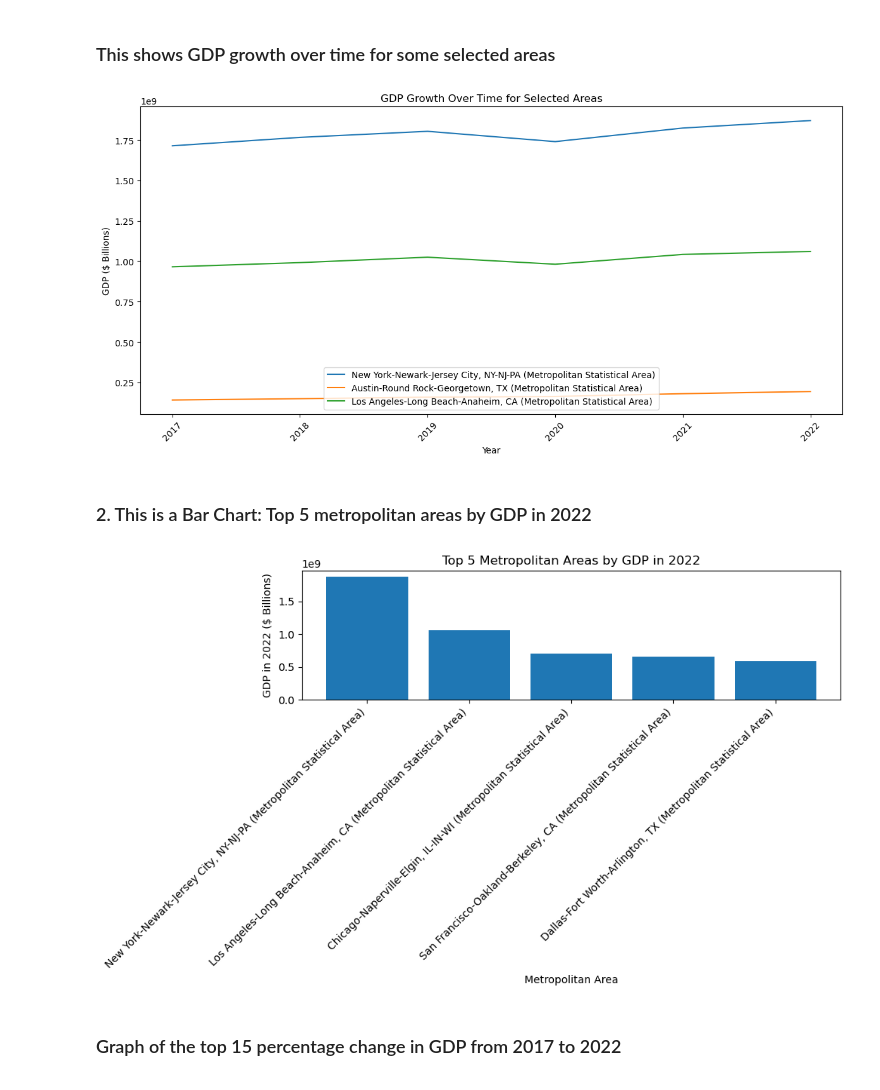
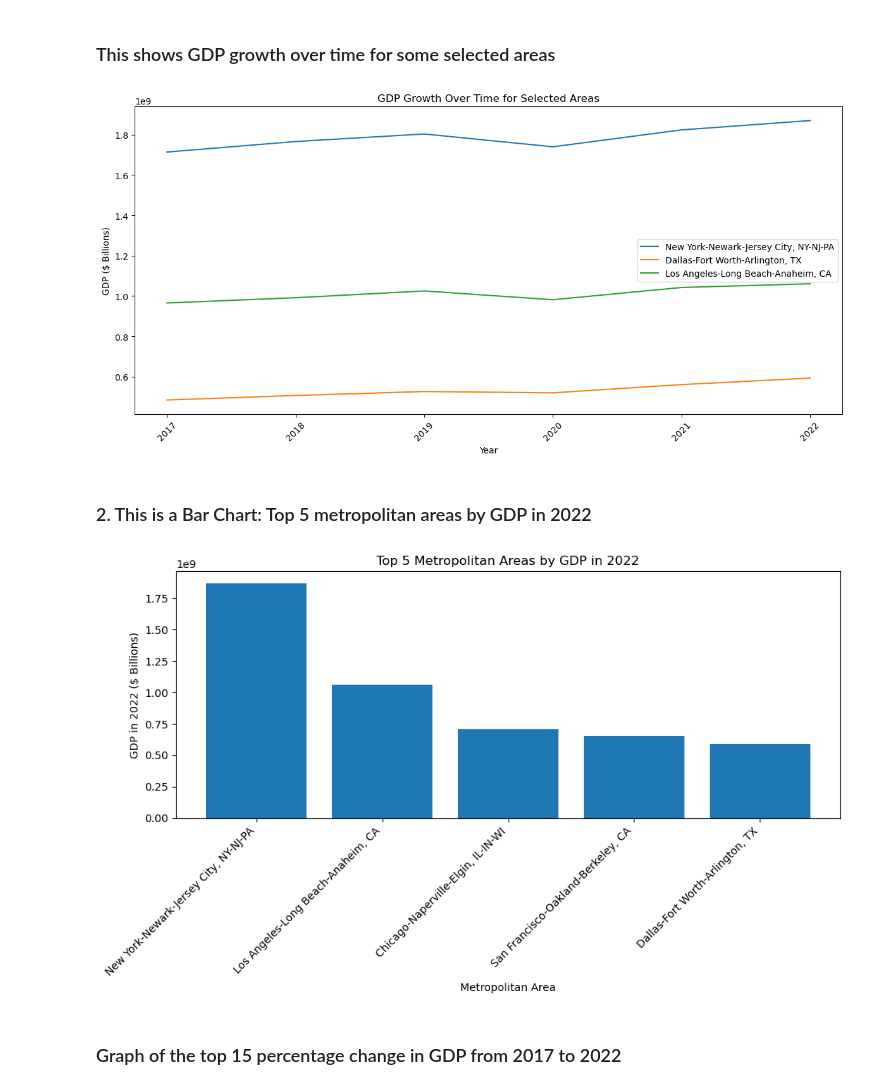
Before and after one commit to dbdesign-students-spring2024/8-pandas-exploration-VideoStorms, a Jupyter notebook: analysis.ipynb, the cells around one changed output. Saved outputs shown, nothing was run; the diff lists cells and outputs as text; code cells hidden in the pictures.

```diff
--- a/analysis.ipynb
+++ b/analysis.ipynb
@@ -110,0 +113,8 @@ df.head()
+# %%
+def remove_msa_text(label, text_to_remove="(Metropolitan Statistical Area)"):
+    """Remove specified text from a label."""
+    return label.replace(text_to_remove, "").strip()  # Remove and clean up whitespace
+
+df["GeoName"] = df["GeoName"].apply(lambda x: remove_msa_text(x))
+
+df.head()
@@ -289,37 +309,38 @@ df[year_cols] = df[year_cols].apply(pd.to_numeric)
 # %% [markdown]
 ### This shows GDP growth over time for some selected areas
 # %%
-selected_areas = ["New York-Newark-Jersey City, NY-NJ-PA (Metropolitan Statistical Area)", "Austin-Round Rock-Georgetown, TX (Metropolitan Statistical Area)",
-                  "Los Angeles-Long Beach-Anaheim, CA (Metropolitan Statistical Area)"]
+selected_areas = ["New York-Newark-Jersey City, NY-NJ-PA", "Dallas-Fort Worth-Arlington, TX",
+                  "Los Angeles-Long Beach-Anaheim, CA"]
 
 # Filtering the dataframe
 df_selected = df[df["GeoName"].isin(selected_areas)]
 
 # Setting GeoName as index for easier plotting
 df_selected.set_index("GeoName", inplace=True)
 
 # Plotting
 plt.figure(figsize=(12, 6))
 
 for area in selected_areas:
     plt.plot(year_cols, df_selected.loc[area, year_cols], label=area)
 
 plt.xticks(rotation=45)
 plt.xlabel("Year")
 plt.ylabel("GDP ($ Billions)")
 plt.title("GDP Growth Over Time for Selected Areas")
 plt.legend()
 plt.tight_layout()
 
 plt.show()
 # %% [output]
-[figure, old version]
+[figure, new version]
 # %% [markdown]
 ### 2. This is a Bar Chart: Top 5 metropolitan areas by GDP in 2022
 # %%
 
 
 top5_df = df.sort_values("2022", ascending=False).head(5)
+
 
 plt.figure(figsize=(10, 6))
 
@@ -331,7 +352,7 @@ plt.ylabel("GDP in 2022 ($ Billions)")
 plt.title("Top 5 Metropolitan Areas by GDP in 2022")
 plt.tight_layout()
 # %% [output]
-[figure, old version]
+[figure, new version]
 # %% [markdown]
 ### Graph of the top 15 percentage change in GDP from 2017 to 2022
 # %%
```
Also changed, not shown: parts of 15 cells of this notebook.
